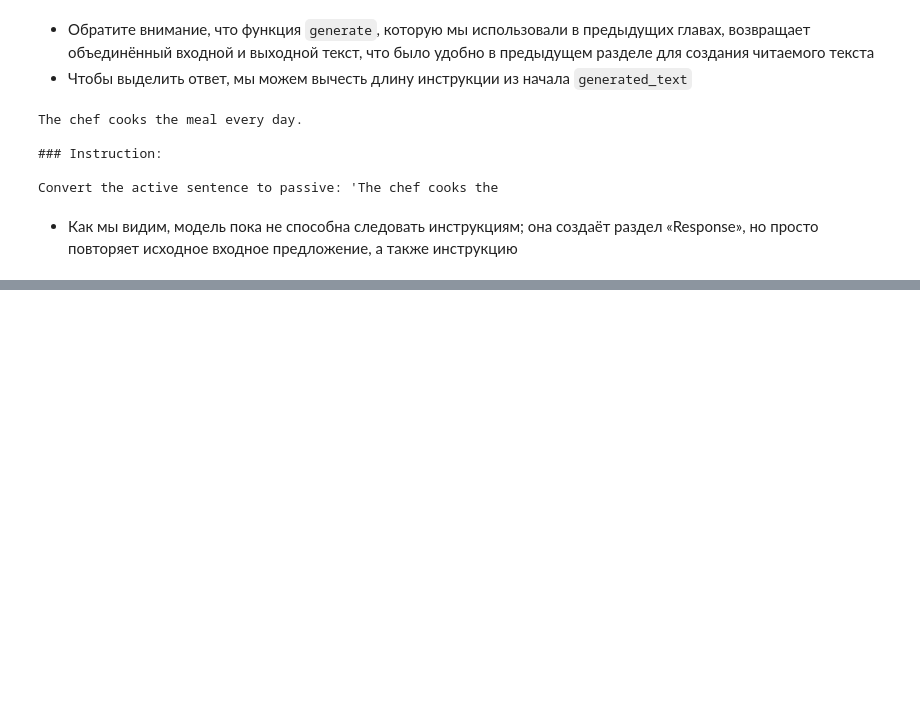
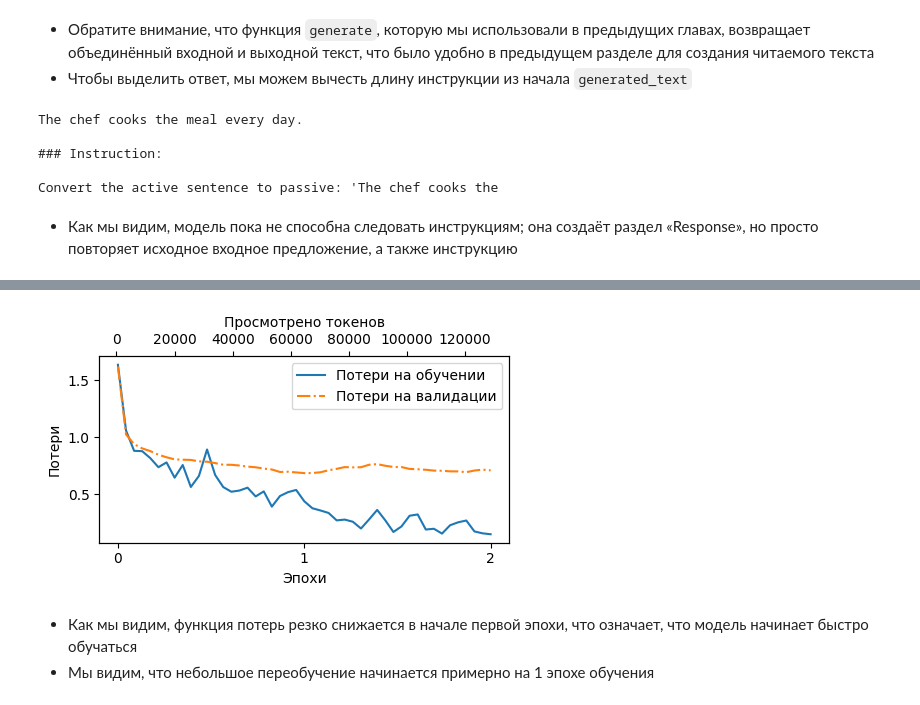
Before and after one commit to vnook-dedoolee/building-llm, a Jupyter notebook: 06-finetuning-to-follow-instructions/chapter-07.ipynb, the cells around one changed output, grey strips where cells are left out. Cells and saved outputs as stored; diff of their text form; code cells hidden in the pictures; blank space fills up the shorter version.

Commit message:
Chapter 7

```diff
--- a/06-finetuning-to-follow-instructions/chapter-07.ipynb
+++ b/06-finetuning-to-follow-instructions/chapter-07.ipynb
@@ -1129,0 +1166,20 @@ Convert the active sentence to passive: 'The chef cooks the
+# %%
+import time
+
+start_time = time.time()
+
+torch.manual_seed(123)
+
+optimizer = torch.optim.AdamW(model.parameters(), lr=0.00005, weight_decay=0.1)
+
+num_epochs = 2
+
+train_losses, val_losses, tokens_seen = train_model_simple(
+    model, train_loader, val_loader, optimizer, device,
+    num_epochs=num_epochs, eval_freq=5, eval_iter=5,
+    start_context=format_input(val_data[0]), tokenizer=tokenizer
+)
+
+end_time = time.time()
+execution_time_minutes = (end_time - start_time) / 60
+print(f"Обучение завершено за {execution_time_minutes:.2f} минут.")
@@ -1129,0 +1208,10 @@ Convert the active sentence to passive: 'The chef cooks the
+# %%
+from previous_chapters import plot_losses
+
+epochs_tensor = torch.linspace(0, num_epochs, len(train_losses))
+plot_losses(epochs_tensor, tokens_seen, train_losses, val_losses)
+# %% [output]
+[figure, added]
+# %% [markdown]
+- Как мы видим, функция потерь резко снижается в начале первой эпохи, что означает, что модель начинает быстро обучаться
+- Мы видим, что небольшое переобучение начинается примерно на 1 эпохе обучения
```
Also changed, not shown: parts of 19 cells of this notebook.
